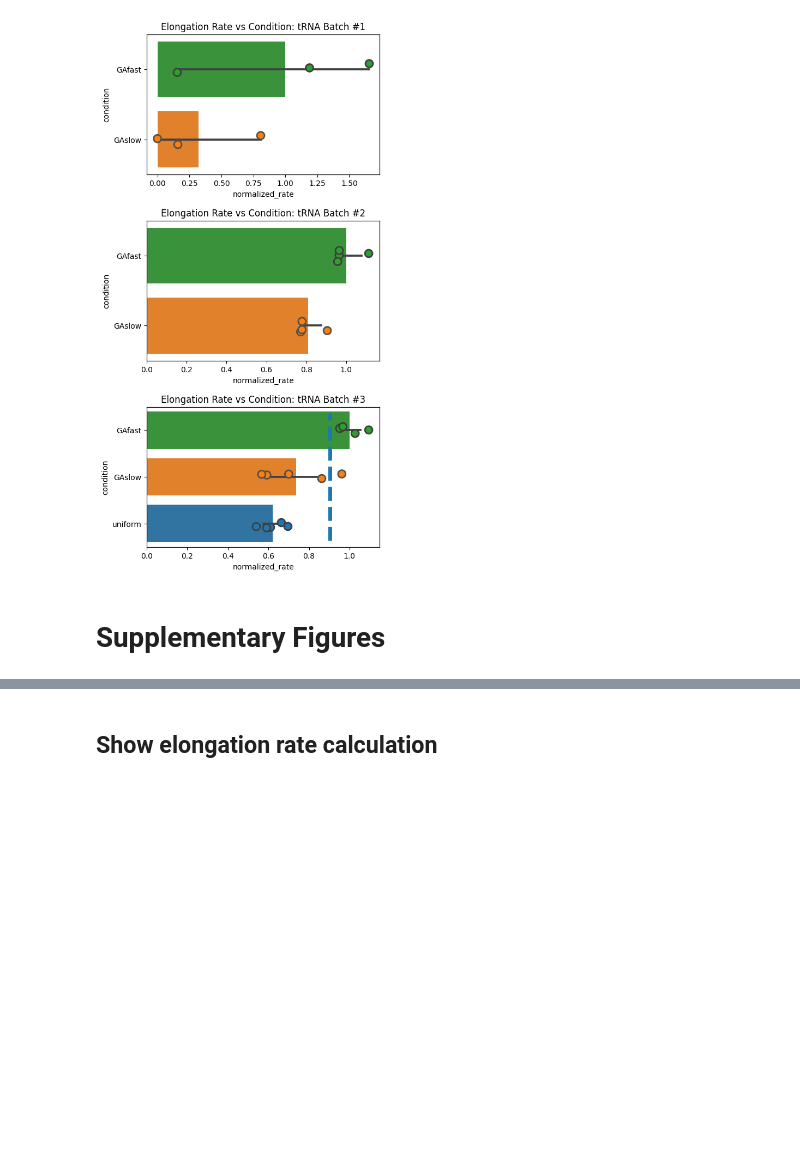
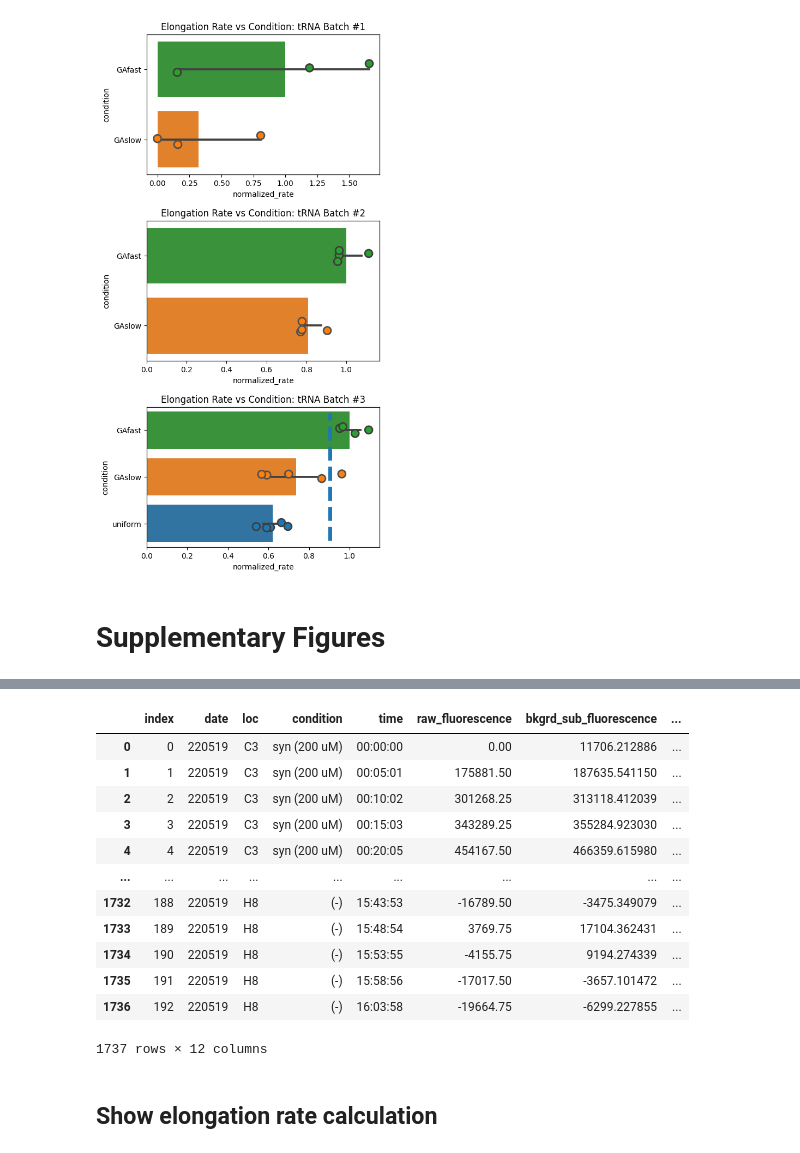
Before and after one commit to EndyLab/tRNACAD, a Jupyter notebook: experimental_data_analysis.ipynb, the cells around one changed output, grey strips where cells are left out. Drawn from its saved outputs; the diff is of its cells as text; code cells hidden in the pictures; blank space fills up the shorter version.

```diff
--- a/experimental_data_analysis.ipynb
+++ b/experimental_data_analysis.ipynb
@@ -935,3 +965,19 @@ for i, ((date, bars_df),  ax) in enumerate(zip(bars.groupby("date"), axes)):
+# %%
+conc_df
+# %% [output]
+|  | index | date | loc | condition | time | raw_fluorescence | bkgrd_sub_fluorescence | ... |
+| 0 | 0 | 220519 | C3 | syn (200 uM) | 00:00:00 | 0.00 | 11706.212886 | ... |
+| 1 | 1 | 220519 | C3 | syn (200 uM) | 00:05:01 | 175881.50 | 187635.541150 | ... |
+| 2 | 2 | 220519 | C3 | syn (200 uM) | 00:10:02 | 301268.25 | 313118.412039 | ... |
+| 3 | 3 | 220519 | C3 | syn (200 uM) | 00:15:03 | 343289.25 | 355284.923030 | ... |
+| 4 | 4 | 220519 | C3 | syn (200 uM) | 00:20:05 | 454167.50 | 466359.615980 | ... |
+| ... | ... | ... | ... | ... | ... | ... | ... | ... |
+| 1732 | 188 | 220519 | H8 | (-) | 15:43:53 | -16789.50 | -3475.349079 | ... |
+| 1733 | 189 | 220519 | H8 | (-) | 15:48:54 | 3769.75 | 17104.362431 | ... |
+| 1734 | 190 | 220519 | H8 | (-) | 15:53:55 | -4155.75 | 9194.274339 | ... |
+| 1735 | 191 | 220519 | H8 | (-) | 15:58:56 | -17017.50 | -3657.101472 | ... |
+| 1736 | 192 | 220519 | H8 | (-) | 16:03:58 | -19664.75 | -6299.227855 | ... |
+1737 rows × 12 columns
 # %% [markdown]
 ## Show elongation rate calculation
 # %%
```
Also changed, not shown: parts of 2 cells of this notebook, 2 other files.
